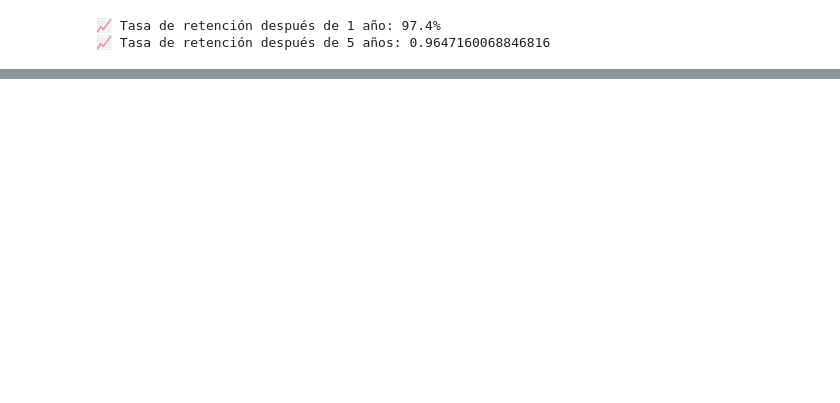
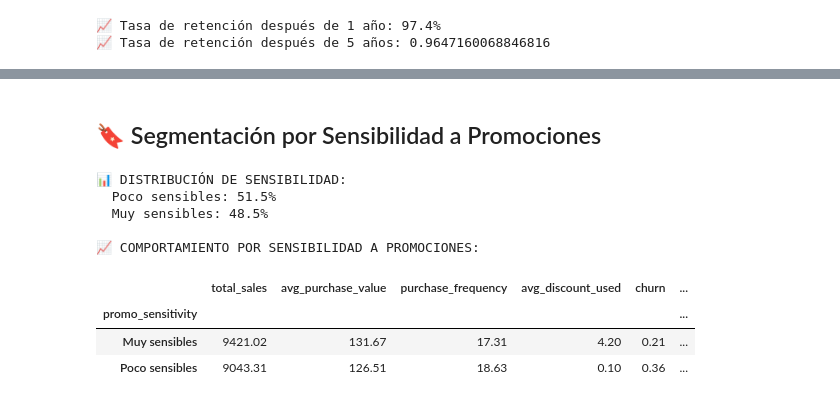
Before and after one commit to ChurnGuard/ChurnInsight, a Jupyter notebook: data-science/notebooks/Data_Analyst.ipynb, the cells around one changed output, grey strips where cells are left out. Saved outputs shown, nothing was run; the diff lists cells and outputs as text; code cells hidden in the pictures; blank space fills up the shorter version.

```diff
--- a/data-science/notebooks/Data_Analyst.ipynb
+++ b/data-science/notebooks/Data_Analyst.ipynb
@@ -1230,0 +1511,56 @@ else:
+# %% [markdown]
+## 🔖 Segmentación por Sensibilidad a Promociones
+# %%
+# Crear segmentos basados en uso de promociones y descuentos
+if all(col in df_promo.columns for col in ['promo_flag', 'avg_discount_used']):
+    # Crear segmentos combinados
+    conditions = [
+        (df_promo['promo_flag'] == 0),  # No usan promociones
+        (df_promo['promo_flag'] == 1) & (df_promo['avg_discount_used'] <= df_promo['avg_discount_used'].quantile(0.5)),  # Usan poco descuento
+        (df_promo['promo_flag'] == 1) & (df_promo['avg_discount_used'] > df_promo['avg_discount_used'].quantile(0.5))  # Usan mucho descuento
+    ]
+
+    segment_names = ['No sensibles', 'Poco sensibles', 'Muy sensibles']
+    df_promo['promo_sensitivity'] = np.select(conditions, segment_names, default='Otros')
+
+    print(f"\n📊 DISTRIBUCIÓN DE SENSIBILIDAD:")
+    sensitivity_dist = df_promo['promo_sensitivity'].value_counts(normalize=True) * 100
+    for segment, percentage in sensitivity_dist.items():
+        print(f"  {segment}: {percentage:.1f}%")
+
+    # Análisis por segmento
+    print(f"\n📈 COMPORTAMIENTO POR SENSIBILIDAD A PROMOCIONES:")
+    sensitivity_analysis = df_promo.groupby('promo_sensitivity').agg({
+        'total_sales': 'mean',
+        'avg_purchase_value': 'mean',
+        'purchase_frequency': 'mean',
+        'avg_discount_used': 'mean',
+        'churn': 'mean' if 'churn' in df_promo.columns else None,
+        'customer_id': 'count'
+    }).round(2)
+
+    display(sensitivity_analysis)
+
+    # Visualización
+    fig_sensitivity = px.scatter(df_promo.sample(min(500, len(df_promo)), random_state=42),
+                                x='avg_discount_used',
+                                y='total_sales',
+                                color='promo_sensitivity',
+                                size='purchase_frequency',
+                                hover_data=['customer_id', 'promotion_type'],
+                                title='Segmentación por Sensibilidad a Promociones',
+                                labels={'avg_discount_used': 'Descuento Promedio Usado',
+                                       'total_sales': 'Ventas Totales ($)',
+                                       'promo_sensitivity': 'Sensibilidad'},
+                                color_discrete_sequence=['purple', 'mediumslateblue', 'gray'])
+    fig_sensitivity.show()
+# %% [output]
+📊 DISTRIBUCIÓN DE SENSIBILIDAD:
+  Poco sensibles: 51.5%
+  Muy sensibles: 48.5%
+
+📈 COMPORTAMIENTO POR SENSIBILIDAD A PROMOCIONES:
+|  | total_sales | avg_purchase_value | purchase_frequency | avg_discount_used | churn | ... |
+| promo_sensitivity |  |  |  |  |  | ... |
+| Muy sensibles | 9421.02 | 131.67 | 17.31 | 4.20 | 0.21 | ... |
+| Poco sensibles | 9043.31 | 126.51 | 18.63 | 0.10 | 0.36 | ... |
```
Also changed, not shown: parts of 11 cells of this notebook.
